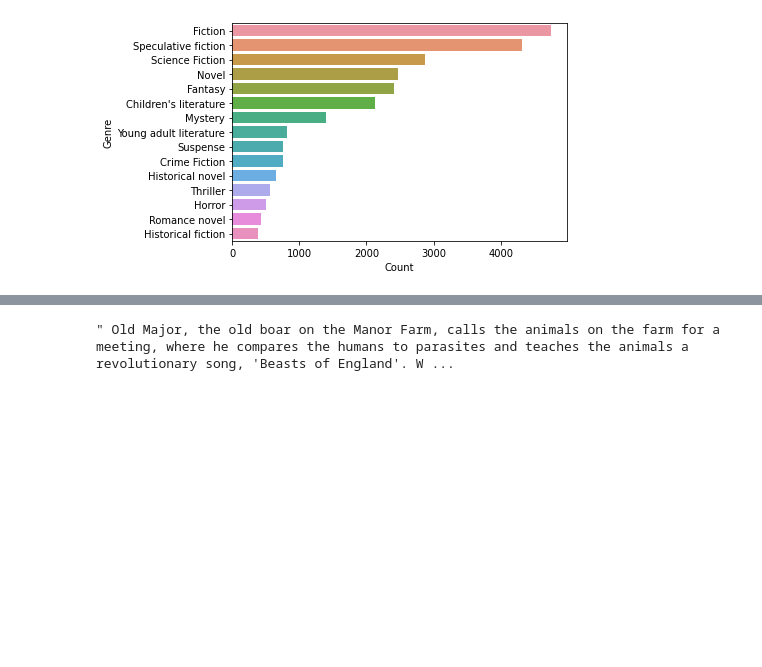
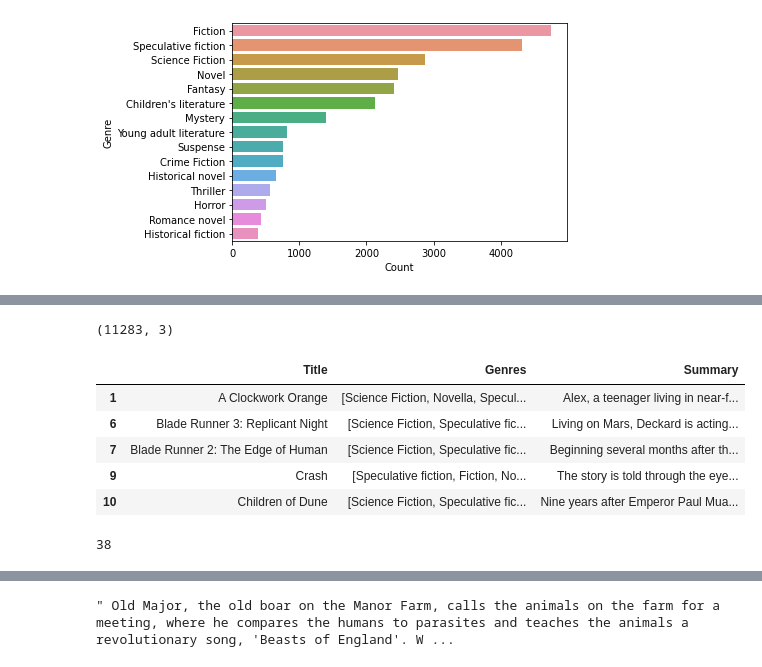
Before and after one commit to steven-lm/Genre-Classifier, a Jupyter notebook: notebook.ipynb, the cells around one changed output, grey strips where cells are left out. Drawn from its saved outputs; the diff is of its cells as text; code cells hidden in the pictures; blank space fills up the shorter version.

```diff
--- a/notebook.ipynb
+++ b/notebook.ipynb
@@ -127,0 +149,22 @@ plt.show()
+# %%
+index_delete = []
+for word in low_freq:
+    for i in range(len(df.Genres)):
+        if word in df.Genres[i]:
+            if i not in index_delete:
+                index_delete.append(i)
+# %%
+df.drop(index_delete , inplace=True)
+# %%
+df.shape
+# %% [output]
+(11283, 3)
+# %%
+df.head()
+# %% [output]
+|  | Title | Genres | Summary |
+| 1 | A Clockwork Orange | [Science Fiction, Novella, Specul... | Alex, a teenager living in near-f... |
+| 6 | Blade Runner 3: Replicant Night | [Science Fiction, Speculative fic... | Living on Mars, Deckard is acting... |
+| 7 | Blade Runner 2: The Edge of Human | [Science Fiction, Speculative fic... | Beginning several months after th... |
+| 9 | Crash | [Speculative fiction, Fiction, No... | The story is told through the eye... |
+| 10 | Children of Dune | [Science Fiction, Speculative fic... | Nine years after Emperor Paul Mua... |
@@ -127,0 +180,7 @@ plt.show()
+# %%
+# get all genre tags in a list
+
+all_genres = sum(genres,[])
+len(set(all_genres))
+# %% [output]
+38
```
Also changed, not shown: parts of 16 cells of this notebook.
